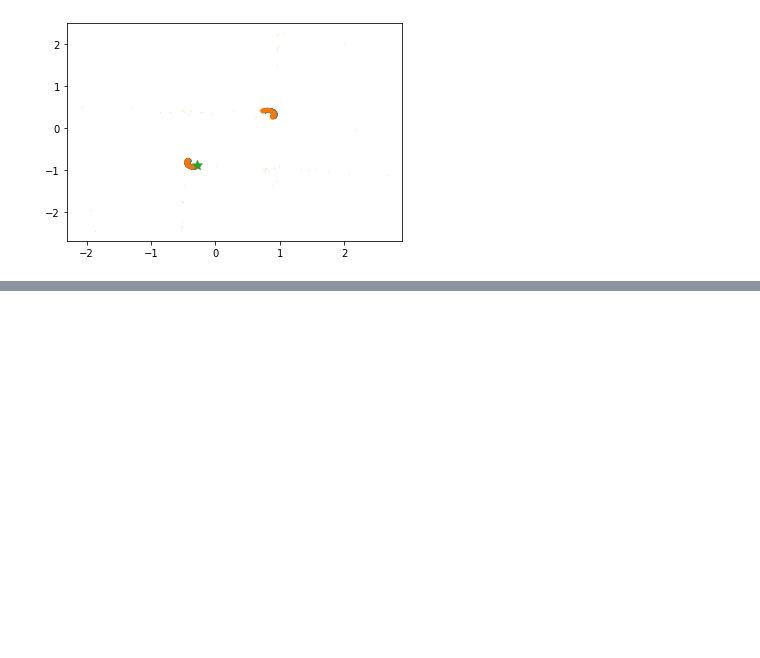
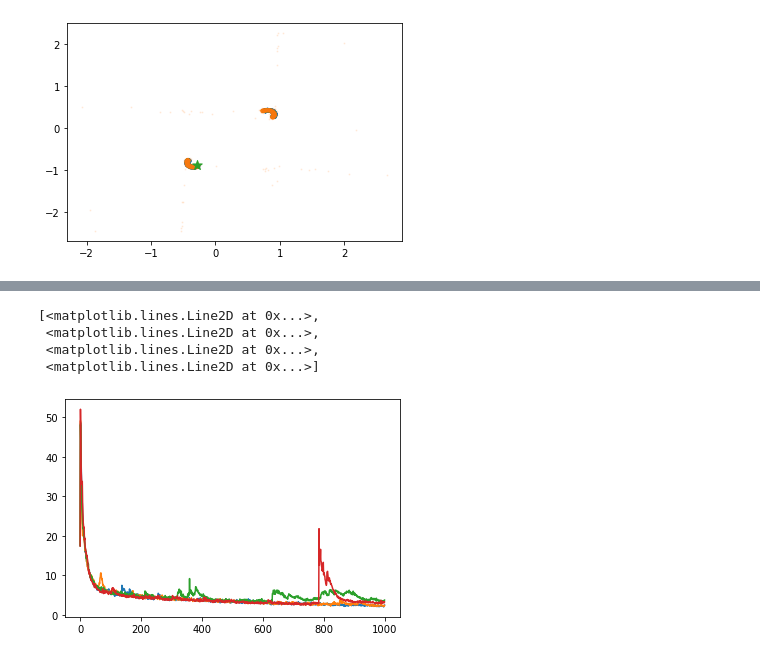
Before and after one commit to suicee/diffusion_for_inference, a Jupyter notebook: npe_sbi.ipynb, the cells around one changed output, grey strips where cells are left out. Saved outputs shown, nothing was run; the diff lists cells and outputs as text; code cells hidden in the pictures; blank space fills up the shorter version.

```diff
--- a/npe_sbi.ipynb
+++ b/npe_sbi.ipynb
@@ -219,0 +181,50 @@ np.save('nf_twomoon_pos.npy',eval_samples)
+# %%
+losses=[]
+
+# batch = (torch.tensor(samples, dtype=torch.float32).to(device),torch.tensor(thetas, dtype=torch.float32).to(device)
+dataset=torch.tensor(samples).float().to(device)
+thetas=torch.tensor(thetas).float().to(device)
+for model in models:
+
+    num_epoch = 100
+    batch_size=1000
+
+    loss_hist = np.array([])
+    batch_trained=0
+
+    optimizer = torch.optim.Adam(model.parameters(), lr=3e-4, weight_decay=1e-5)
+
+    for epoch in range(num_epoch):
+
+        permutation = torch.randperm(dataset.size()[0])
+
+        for i in tqdm(range(0, dataset.size()[0], batch_size)):
+            optimizer.zero_grad()
+
+            indices = permutation[i:i+batch_size]
+            batch_x = thetas[indices]
+            batch_x_cond = dataset[indices]
+
+            # Compute loss
+            loss = model.forward_kld(batch_x,batch_x_cond)
+
+            # Do backprop and optimizer step
+            if ~(torch.isnan(loss) | torch.isinf(loss)):
+                loss.backward()
+                optimizer.step()
+
+            # Log loss
+            loss_hist = np.append(loss_hist, loss.to('cpu').data.numpy())
+
+            # Plot learned distribution
+            batch_trained+=1
+
+    losses.append(loss_hist)
+# %%
+plt.plot(np.array(losses[1:]).T)
+# %% [output]
+[<matplotlib.lines.Line2D at 0x...>,
+ <matplotlib.lines.Line2D at 0x...>,
+ <matplotlib.lines.Line2D at 0x...>,
+ <matplotlib.lines.Line2D at 0x...>]
+[figure, added]
```
Also changed, not shown: parts of 14 cells of this notebook.
